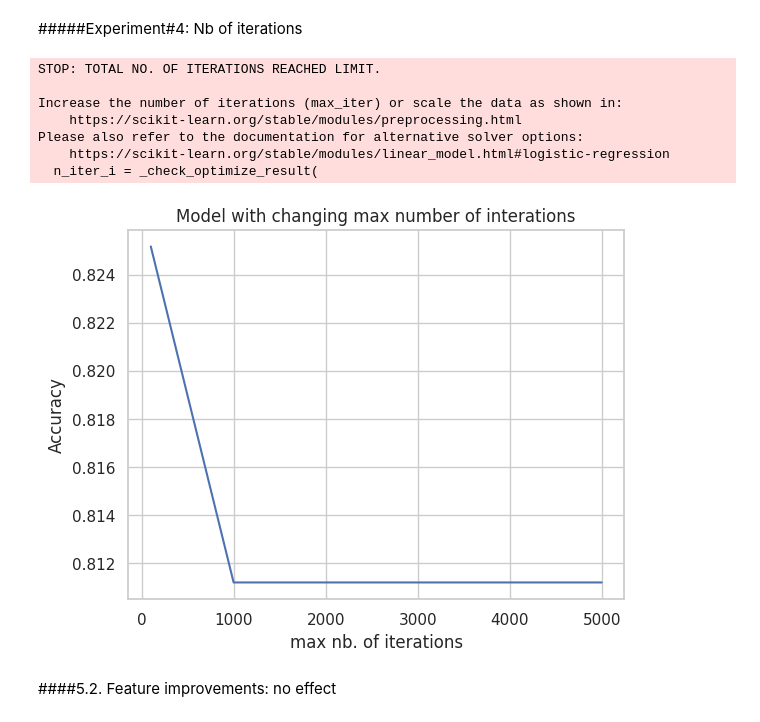
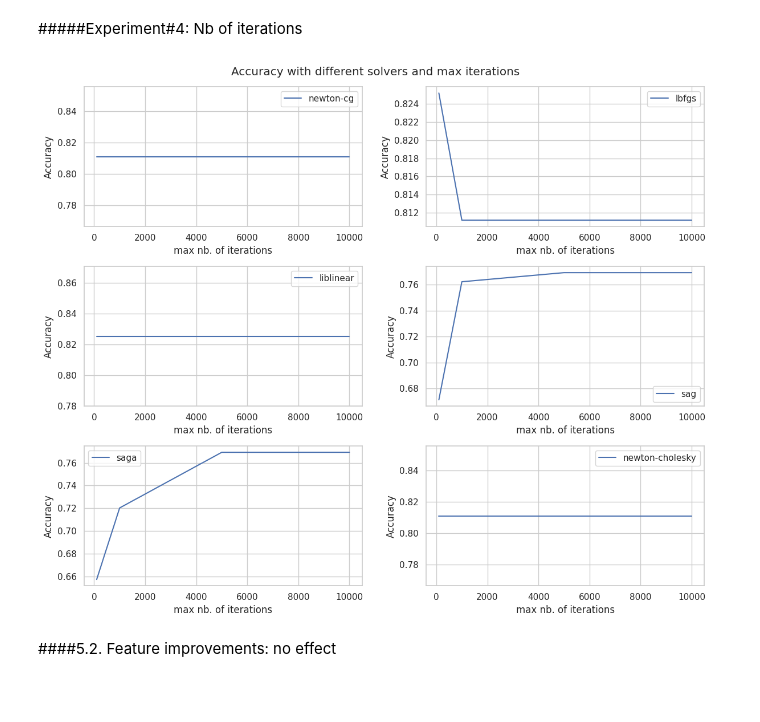
Before and after one commit to Bica-plus-equals/Titanic-Logistic-Regression, a Jupyter notebook: LogisticRegression_Project1.ipynb, the cells around one changed output. Saved outputs shown, nothing was run; the diff lists cells and outputs as text; code cells hidden in the pictures; blank space fills up the shorter version.

```diff
--- a/LogisticRegression_Project1.ipynb
+++ b/LogisticRegression_Project1.ipynb
@@ -168,3 +136,0 @@ dtype: int64
-# %%
-#One-hot encoding
-df = pd.get_dummies(df, columns=['Title'])
@@ -202,2 +136,0 @@ Encode 'Embarked' data and show final features
-# %%
-df = pd.get_dummies(df, columns=['Embarked'])
@@ -268,13 +239,17 @@ plt.show()
 # %% [markdown]
 #####Experiment#2 : Elastic-net L1_ratio
 # %%
+# from sklearn.exceptions import ConvergenceWarning
+
+# warnings.filterwarnings('ignore', category=ConvergenceWarning)
+
 l1_vals = [0.1, 0.2, 0.5, 1]
 
 accuracy_res = []
 
 for l1 in l1_vals:
 
-  logistic_model = LogisticRegression(max_iter=1000, l1_ratio=l1)
+  logistic_model = LogisticRegression(max_iter=5000, l1_ratio=l1, penalty='elasticnet',solver='saga')
 
   logistic_model.fit(X_train, y_train)
 
@@ -284,9 +259,10 @@ for l1 in l1_vals:
 
   accuracy_res.append(accuracy)
 
-plt.plot(l1_vals, accuracy_res)
+plt.plot(l1_vals, accuracy_res, label='saga')
 plt.title('Accuracy with changing elastic-net mix parameter')
 plt.xscale('log')
+plt.legend()
 plt.xlabel('L1_ratio')
 plt.ylabel('Accuracy')
 plt.show()
@@ -295,12 +271,16 @@ plt.show()
 # %% [markdown]
 #####Experiment#3: Solver settings
 # %%
+# from sklearn.exceptions import ConvergenceWarning
+
+# warnings.filterwarnings('ignore', category=ConvergenceWarning)
+
 solvers = ['newton-cg', 'lbfgs', 'liblinear', 'sag', 'saga', 'newton-cholesky']
 
 accuracy_res = []
 
 for solver in solvers:
-  logistic_model = LogisticRegression(max_iter=1000, solver=solver)
+  logistic_model = LogisticRegression(max_iter=5000, solver=solver)
   logistic_model.fit(X_train, y_train)
   predictions = logistic_model.predict(X_val)
   accuracy = accuracy_score(y_val, predictions)
@@ -318,31 +298,44 @@ liblinear is better +1%
 # %% [markdown]
 #####Experiment#4: Nb of iterations
 # %%
-max_iter_vals = [100, 1000, 5000]
+from sklearn.exceptions import ConvergenceWarning
+import warnings
+max_iter_vals = [100, 1000, 5000,10000]
 
-accuracy_res = []
+# accuracy_res = []
+#solver = 'lbfgs'
 
-for max_iter in max_iter_vals:
-  logistic_model = LogisticRegression(max_iter=max_iter)
-  logistic_model.fit(X_train, y_train)
-  predictions = logistic_model.predict(X_val)
-  accuracy = accuracy_score(y_val, predictions)
-  accuracy_res.append(accuracy)
+warnings.filterwarnings('ignore', category=ConvergenceWarning)
 
-plt.plot(max_iter_vals, accuracy_res)
-plt.title('Model with changing max number of interations')
-plt.xlabel('max nb. of iterations')
-plt.ylabel('Accuracy')
+solvers = ['newton-cg', 'lbfgs', 'liblinear', 'sag', 'saga', 'newton-cholesky']
+
+#Create 3x2 subplots
+fig, axes = plt.subplots(3,2, figsize=(12,10))
+axes = axes.flatten()
+
+
+for i, solver in enumerate(solvers):
+
+  accuracy_res = []
+
+  for max_iter in max_iter_vals:
+
+    logistic_model = LogisticRegression(max_iter=max_iter,solver=solver)
+    logistic_model.fit(X_train, y_train)
+    predictions = logistic_model.predict(X_val)
+    accuracy = accuracy_score(y_val, predictions)
+    accuracy_res.append(accuracy)
+
+  axes[i].plot(max_iter_vals, accuracy_res,label=solver)
+  axes[i].legend()
+  axes[i].set_xlabel('max nb. of iterations')
+  axes[i].set_ylabel('Accuracy')
+
+fig.suptitle('Accuracy with different solvers and max iterations')
+plt.tight_layout()
 plt.show()
 # %% [output]
-STOP: TOTAL NO. OF ITERATIONS REACHED LIMIT.
-
-Increase the number of iterations (max_iter) or scale the data as shown in:
-    https://scikit-learn.org/stable/modules/preprocessing.html
-Please also refer to the documentation for alternative solver options:
-    https://scikit-learn.org/stable/modules/linear_model.html#logistic-regression
-  n_iter_i = _check_optimize_result(
-[figure, old version]
+[figure, new version]
 # %% [markdown]
 ####5.2. Feature improvements: no effect
 # %% [markdown]
```
Also changed, not shown: parts of 45 cells of this notebook.
